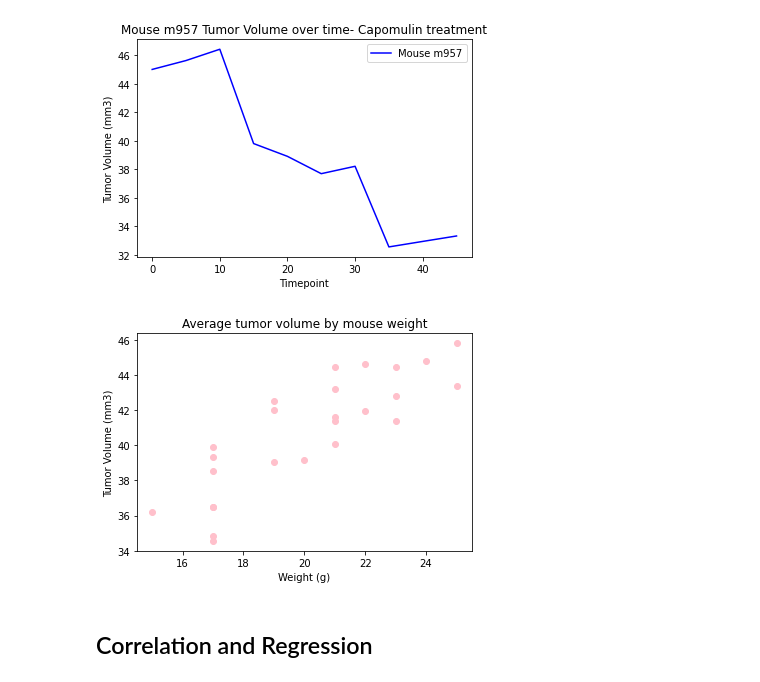
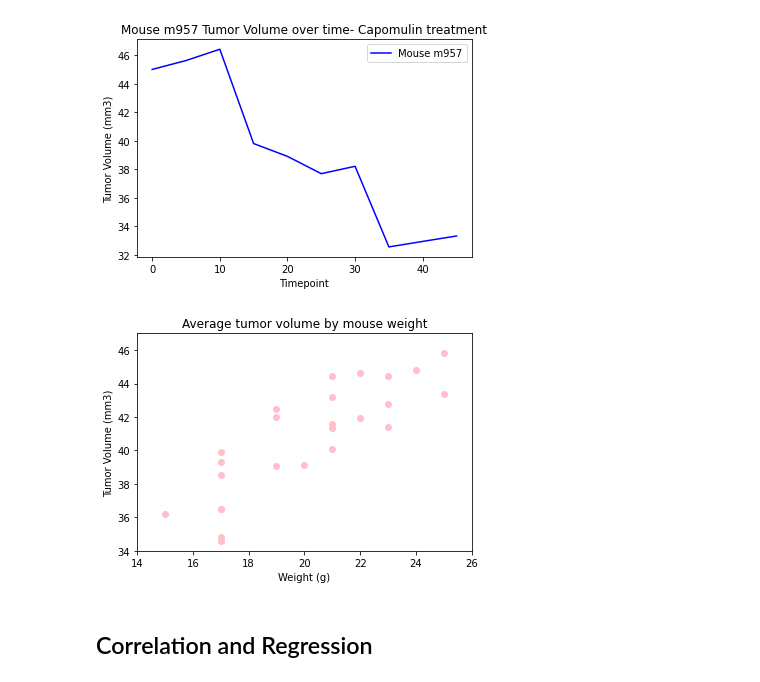
Before and after one commit to kunaual/matplotlib-challenge, a Jupyter notebook: Pymaceuticals/pymaceuticals.ipynb, the cells around one changed output. Drawn from its saved outputs; the diff is of its cells as text; code cells hidden in the pictures.

```diff
--- a/Pymaceuticals/pymaceuticals.ipynb
+++ b/Pymaceuticals/pymaceuticals.ipynb
@@ -370,20 +358,21 @@ plt.show()
 # %%
 # Generate a scatter plot of average tumor volume vs. mouse weight for the Capomulin regimen
 capData = fourTrtmts_df.loc[fourTrtmts_df["Drug Regimen"] =="Capomulin"]
 capData.loc[fourTrtmts_df["Mouse ID"] =="s185"]
 capMouse_gb = capData.groupby(["Mouse ID"])
 capMouse_gb = capMouse_gb[["Mouse ID","Weight (g)","Tumor Volume (mm3)"]].mean()
 
 x_axis=capMouse_gb["Weight (g)"]
 y_axis=capMouse_gb["Tumor Volume (mm3)"]
 weightVtumorplot = plt.scatter(x_axis, y_axis, marker="o", facecolors="pink")
 plt.title("Average tumor volume by mouse weight")
 plt.xlabel("Weight (g)")
 plt.ylabel("Tumor Volume (mm3)")
-
+plt.xlim(14, 26)
+plt.ylim(34, 47)
 plt.show()
 # %% [output]
-[figure, old version]
+[figure, new version]
 # %% [markdown]
 ## Correlation and Regression
 # %%
```
Also changed, not shown: parts of 8 cells of this notebook.
